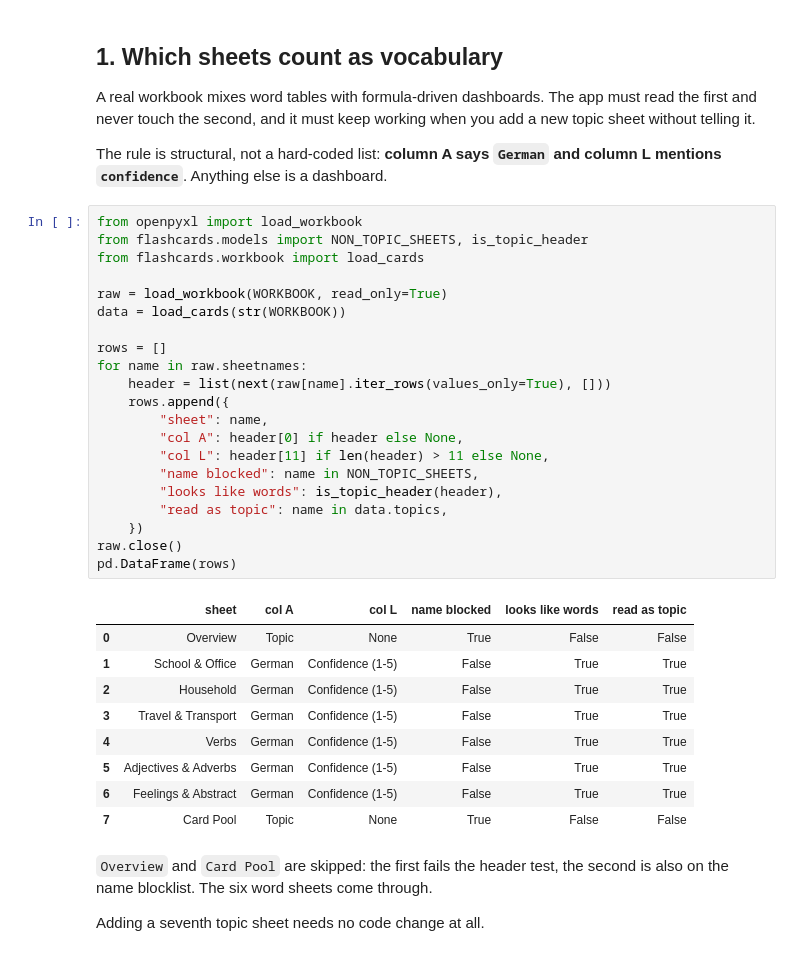
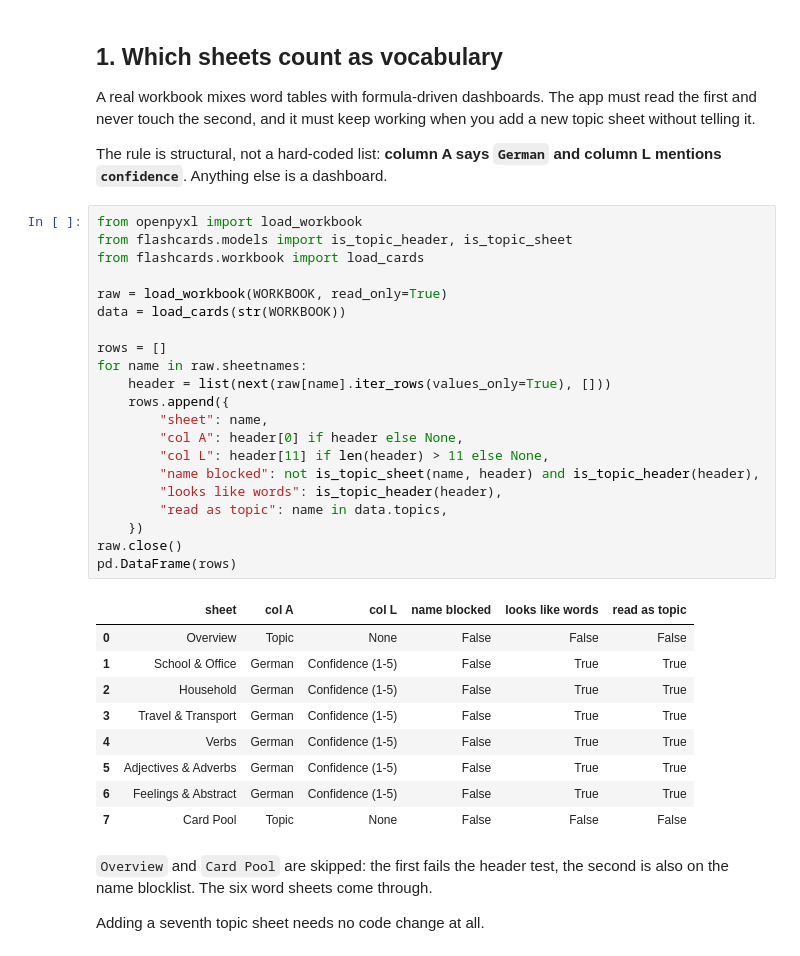
Before and after one commit to Fazel-AVB/language_flashcards, a Jupyter notebook: experiments/01_reading_the_workbook.ipynb, the cells around one changed output. Drawn from its saved outputs; the diff is of its cells as text.

```diff
--- a/experiments/01_reading_the_workbook.ipynb
+++ b/experiments/01_reading_the_workbook.ipynb
@@ -35,35 +35,35 @@ The rule is structural, not a hard-coded list: **column A says `German` and colu
 mentions `confidence`**. Anything else is a dashboard.
 # %%
 from openpyxl import load_workbook
-from flashcards.models import NON_TOPIC_SHEETS, is_topic_header
+from flashcards.models import is_topic_header, is_topic_sheet
 from flashcards.workbook import load_cards
 
 raw = load_workbook(WORKBOOK, read_only=True)
 data = load_cards(str(WORKBOOK))
 
 rows = []
 for name in raw.sheetnames:
     header = list(next(raw[name].iter_rows(values_only=True), []))
     rows.append({
         "sheet": name,
         "col A": header[0] if header else None,
         "col L": header[11] if len(header) > 11 else None,
-        "name blocked": name in NON_TOPIC_SHEETS,
+        "name blocked": not is_topic_sheet(name, header) and is_topic_header(header),
         "looks like words": is_topic_header(header),
         "read as topic": name in data.topics,
     })
 raw.close()
 pd.DataFrame(rows)
 # %% [output]
 |  | sheet | col A | col L | name blocked | looks like words | read as topic |
-| 0 | Overview | Topic | None | True | False | False |
+| 0 | Overview | Topic | None | False | False | False |
 | 1 | School & Office | German | Confidence (1-5) | False | True | True |
 | 2 | Household | German | Confidence (1-5) | False | True | True |
 | 3 | Travel & Transport | German | Confidence (1-5) | False | True | True |
 | 4 | Verbs | German | Confidence (1-5) | False | True | True |
 | 5 | Adjectives & Adverbs | German | Confidence (1-5) | False | True | True |
 | 6 | Feelings & Abstract | German | Confidence (1-5) | False | True | True |
-| 7 | Card Pool | Topic | None | True | False | False |
+| 7 | Card Pool | Topic | None | False | False | False |
 # %% [markdown]
 `Overview` and `Card Pool` are skipped: the first fails the header test, the second is
 also on the name blocklist. The six word sheets come through.
```
Also changed, not shown: parts of 3 cells of this notebook, 16 other files.
